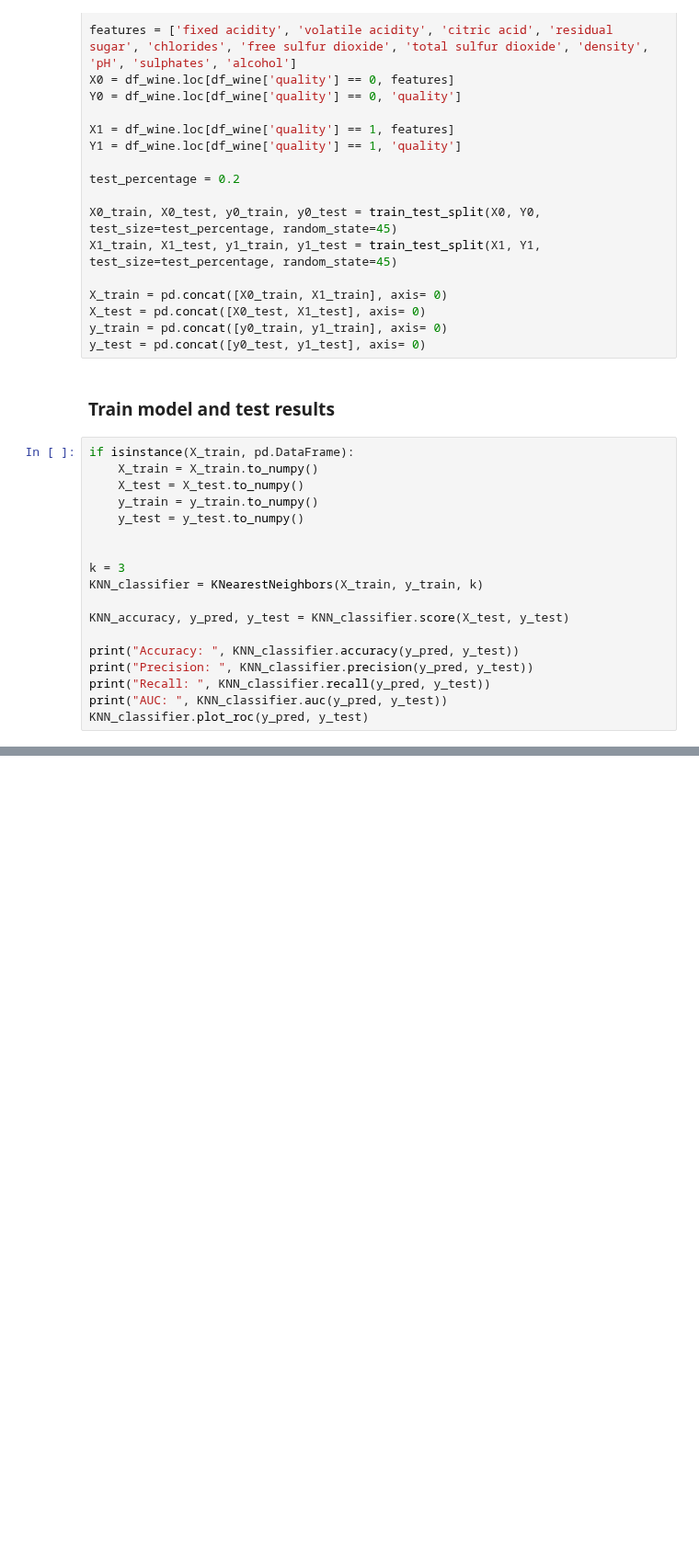
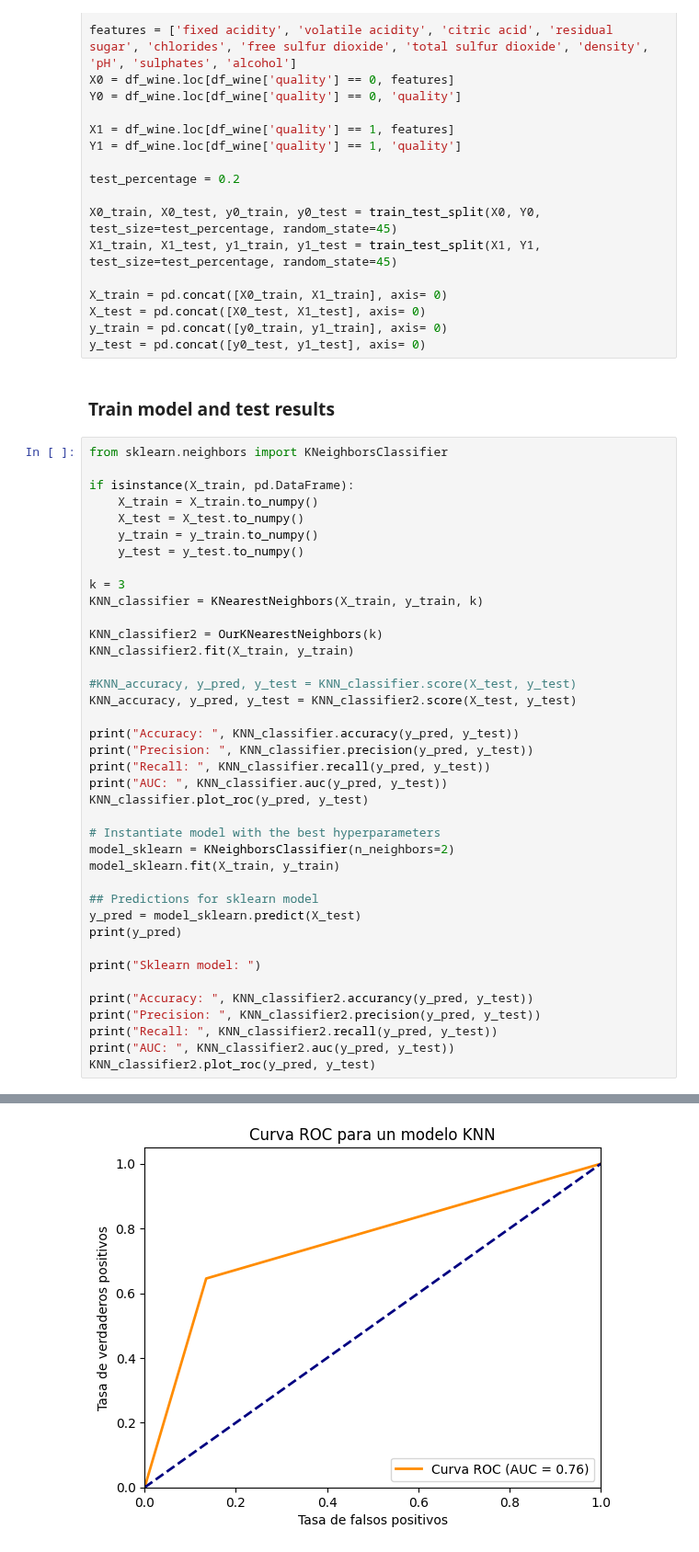
Before and after one commit to JoseDavidSS/Patrones.Project1, a Jupyter notebook: knn.ipynb, the cells around one changed output, grey strips where cells are left out. Shown at 92% size. Drawn from its saved outputs; the diff is of its cells as text; blank space fills up the shorter version.

Commit message:
Test wine dataset for KNN with own model and Sklearn's model

```diff
--- a/knn.ipynb
+++ b/knn.ipynb
@@ -217,23 +306,44 @@ y_test = pd.concat([y0_test, y1_test], axis= 0)
 # %% [markdown]
 ### Train model and test results
 # %%
+from sklearn.neighbors import KNeighborsClassifier
+
 if isinstance(X_train, pd.DataFrame):
     X_train = X_train.to_numpy()
     X_test = X_test.to_numpy()
     y_train = y_train.to_numpy()
     y_test = y_test.to_numpy()
 
-
 k = 3
 KNN_classifier = KNearestNeighbors(X_train, y_train, k)
 
-KNN_accuracy, y_pred, y_test = KNN_classifier.score(X_test, y_test)
+KNN_classifier2 = OurKNearestNeighbors(k)
+KNN_classifier2.fit(X_train, y_train)
+
+#KNN_accuracy, y_pred, y_test = KNN_classifier.score(X_test, y_test)
+KNN_accuracy, y_pred, y_test = KNN_classifier2.score(X_test, y_test)
 
 print("Accuracy: ", KNN_classifier.accuracy(y_pred, y_test))
 print("Precision: ", KNN_classifier.precision(y_pred, y_test))
 print("Recall: ", KNN_classifier.recall(y_pred, y_test))
 print("AUC: ", KNN_classifier.auc(y_pred, y_test))
 KNN_classifier.plot_roc(y_pred, y_test)
+
+# Instantiate model with the best hyperparameters
+model_sklearn = KNeighborsClassifier(n_neighbors=2)
+model_sklearn.fit(X_train, y_train)
+
+## Predictions for sklearn model
+y_pred = model_sklearn.predict(X_test)
+print(y_pred)
+
+print("Sklearn model: ")
+
+print("Accuracy: ", KNN_classifier2.accurancy(y_pred, y_test))
+print("Precision: ", KNN_classifier2.precision(y_pred, y_test))
+print("Recall: ", KNN_classifier2.recall(y_pred, y_test))
+print("AUC: ", KNN_classifier2.auc(y_pred, y_test))
+KNN_classifier2.plot_roc(y_pred, y_test)
 # %% [output]
 Accuracy:  0.7228464419475655
 Precision:  0.7189542483660131
@@ -242,0 +366 @@ AUC:  0.719436001350895
+[figure, added]
```
Also changed, not shown: parts of 2 cells of this notebook.
